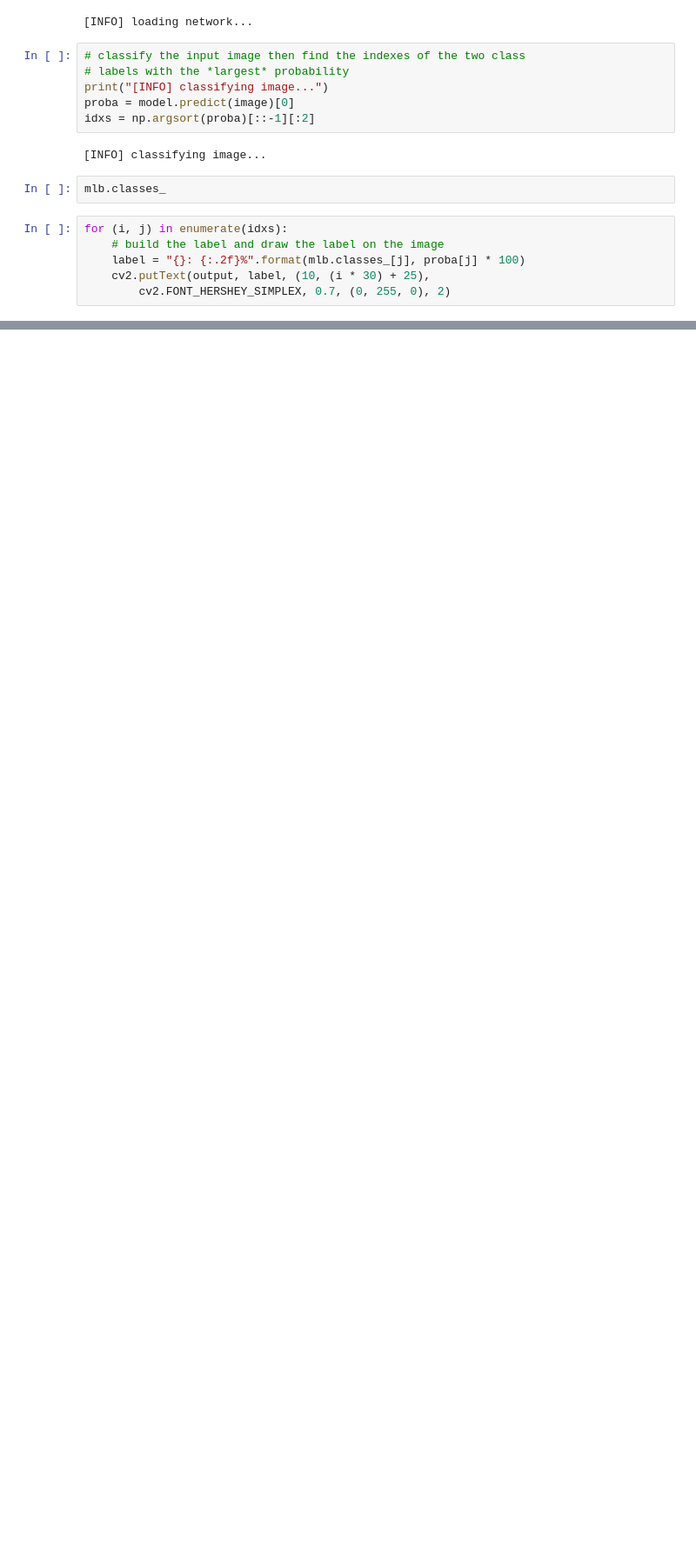
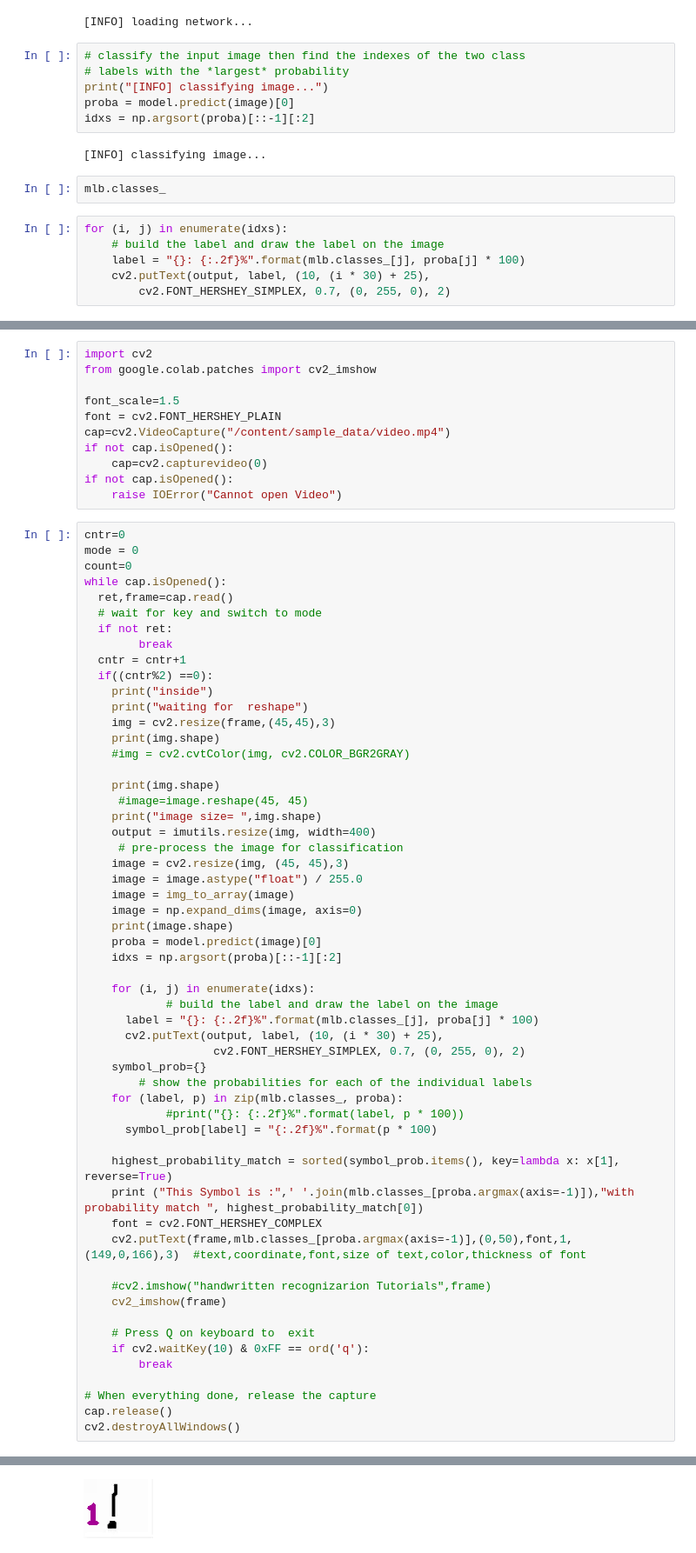
Before and after one commit to Hinakoushar-Tatakoti/Hand-written-Math-sysmbol-recognization, a Jupyter notebook: Hnadwritten_Math_Symobol_Model.ipynb, the cells around one changed output, grey strips where cells are left out. Shown: that part at 87% size. Drawn from its saved outputs; the diff is of its cells as text; blank space fills up the shorter version.

```diff
--- a/Hnadwritten_Math_Symobol_Model.ipynb
+++ b/Hnadwritten_Math_Symobol_Model.ipynb
@@ -502,0 +502,68 @@ This Symbol is : t a n with probability match  97.76%
+# %%
+import cv2
+from google.colab.patches import cv2_imshow
+
+font_scale=1.5
+font = cv2.FONT_HERSHEY_PLAIN
+cap=cv2.VideoCapture("/content/sample_data/video.mp4")
+if not cap.isOpened():
+    cap=cv2.capturevideo(0)
+if not cap.isOpened():
+    raise IOError("Cannot open Video")
+# %%
+cntr=0
+mode = 0
+count=0
+while cap.isOpened():
+  ret,frame=cap.read()
+  # wait for key and switch to mode
+  if not ret:
+        break
+  cntr = cntr+1
+  if((cntr%2) ==0):
+    print("inside")
+    print("waiting for  reshape")
+    img = cv2.resize(frame,(45,45),3)
+    print(img.shape)
+    #img = cv2.cvtColor(img, cv2.COLOR_BGR2GRAY)
+
+    print(img.shape)
+     #image=image.reshape(45, 45)
+    print("image size= ",img.shape)
+    output = imutils.resize(img, width=400)
+     # pre-process the image for classification
+    image = cv2.resize(img, (45, 45),3)
+    image = image.astype("float") / 255.0
+    image = img_to_array(image)
+    image = np.expand_dims(image, axis=0)
+    print(image.shape)
+    proba = model.predict(image)[0]
+    idxs = np.argsort(proba)[::-1][:2]
+
+    for (i, j) in enumerate(idxs):
+            # build the label and draw the label on the image
+      label = "{}: {:.2f}%".format(mlb.classes_[j], proba[j] * 100)
+      cv2.putText(output, label, (10, (i * 30) + 25),
+                   cv2.FONT_HERSHEY_SIMPLEX, 0.7, (0, 255, 0), 2)
+    symbol_prob={}
+        # show the probabilities for each of the individual labels
+    for (label, p) in zip(mlb.classes_, proba):
+            #print("{}: {:.2f}%".format(label, p * 100))
+      symbol_prob[label] = "{:.2f}%".format(p * 100)
+
+    highest_probability_match = sorted(symbol_prob.items(), key=lambda x: x[1], reverse=True)
+    print ("This Symbol is :",' '.join(mlb.classes_[proba.argmax(axis=-1)]),"with probability match ", highest_probability_match[0])
+    font = cv2.FONT_HERSHEY_COMPLEX
+    cv2.putText(frame,mlb.classes_[proba.argmax(axis=-1)],(0,50),font,1,(149,0,166),3)  #text,coordinate,font,size of text,color,thickness of font
+
+    #cv2.imshow("handwritten recognizarion Tutorials",frame)
+    cv2_imshow(frame)
+
+    # Press Q on keyboard to  exit
+    if cv2.waitKey(10) & 0xFF == ord('q'):
+        break
+
+# When everything done, release the capture
+cap.release()
+cv2.destroyAllWindows()
+# %% [output]
@@ -502,0 +577 @@ This Symbol is : t a n with probability match  97.76%
+[figure, added]
```
Also changed, not shown: parts of 8 cells of this notebook.
